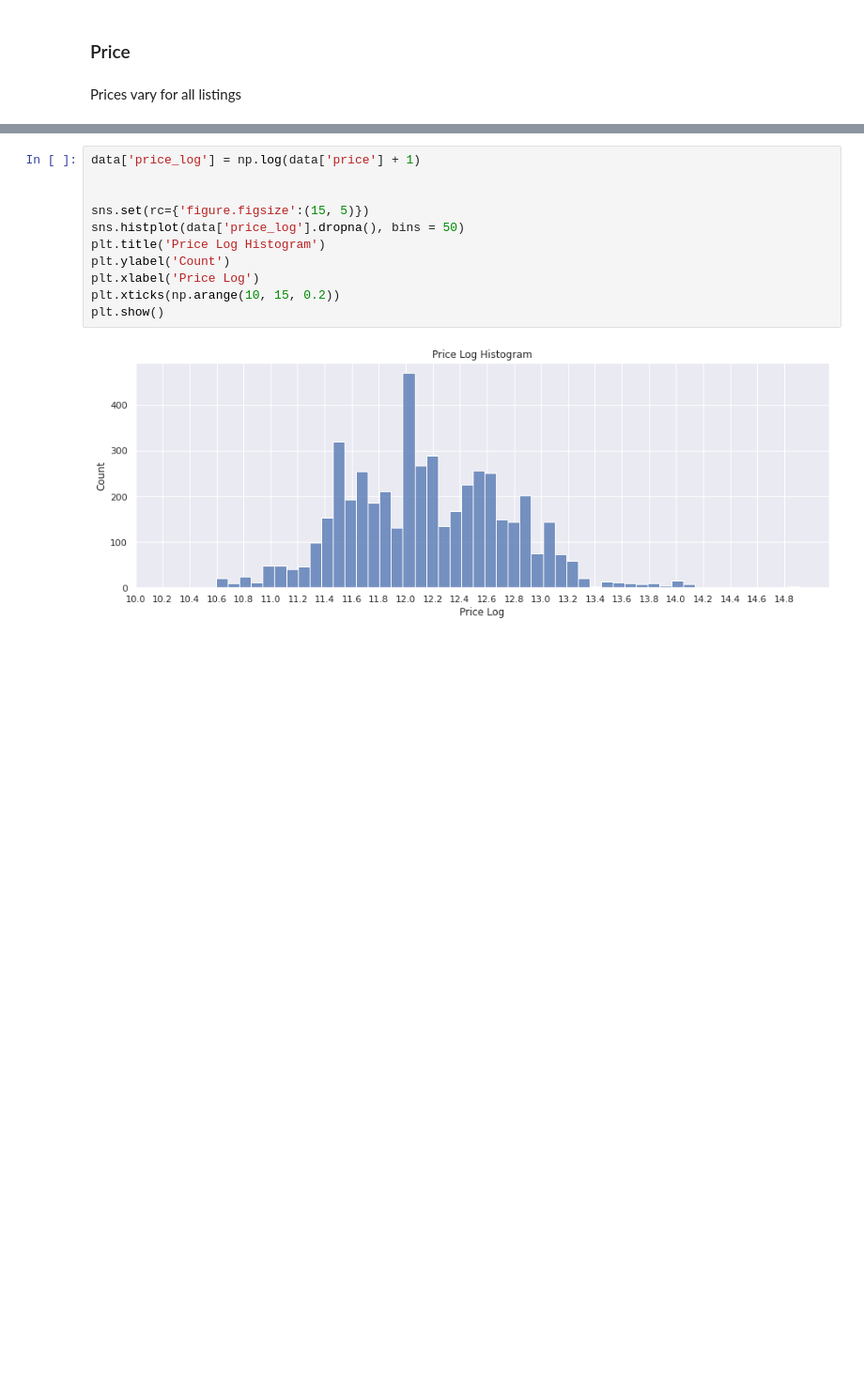
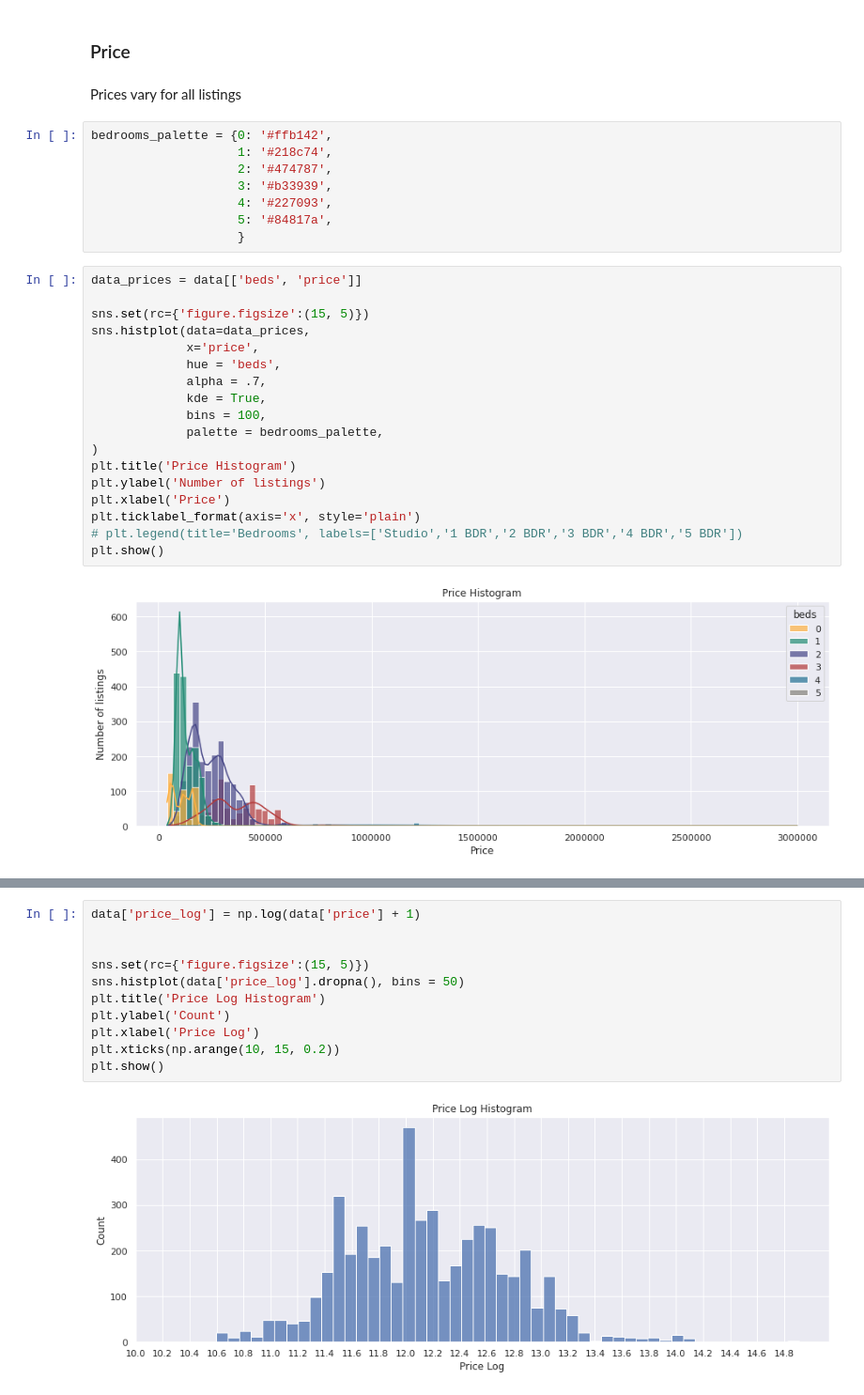
Before and after one commit to imeleges/REMA_Dubai, a Jupyter notebook: bayut_dubai_difc_downtown.ipynb, the cells around one changed output, grey strips where cells are left out. Shown at 94% size. Drawn from its saved outputs; the diff is of its cells as text; blank space fills up the shorter version.

```diff
--- a/bayut_dubai_difc_downtown.ipynb
+++ b/bayut_dubai_difc_downtown.ipynb
@@ -595,3 +600,31 @@ ax.set_xticklabels(ax.get_xticklabels(), rotation = 45);
 ### Price
 # %% [markdown]
 Prices vary for all listings
+# %%
+bedrooms_palette = {0: '#ffb142',
+                    1: '#218c74',
+                    2: '#474787',
+                    3: '#b33939',
+                    4: '#227093',
+                    5: '#84817a',
+                    }
+# %%
+data_prices = data[['beds', 'price']]
+
+sns.set(rc={'figure.figsize':(15, 5)})
+sns.histplot(data=data_prices,
+             x='price',
+             hue = 'beds',
+             alpha = .7,
+             kde = True,
+             bins = 100,
+             palette = bedrooms_palette,
+)
+plt.title('Price Histogram')
+plt.ylabel('Number of listings')
+plt.xlabel('Price')
+plt.ticklabel_format(axis='x', style='plain')
+# plt.legend(title='Bedrooms', labels=['Studio','1 BDR','2 BDR','3 BDR','4 BDR','5 BDR'])
+plt.show()
+# %% [output]
+[figure, added]
```
Also changed, not shown: parts of 9 cells of this notebook.
